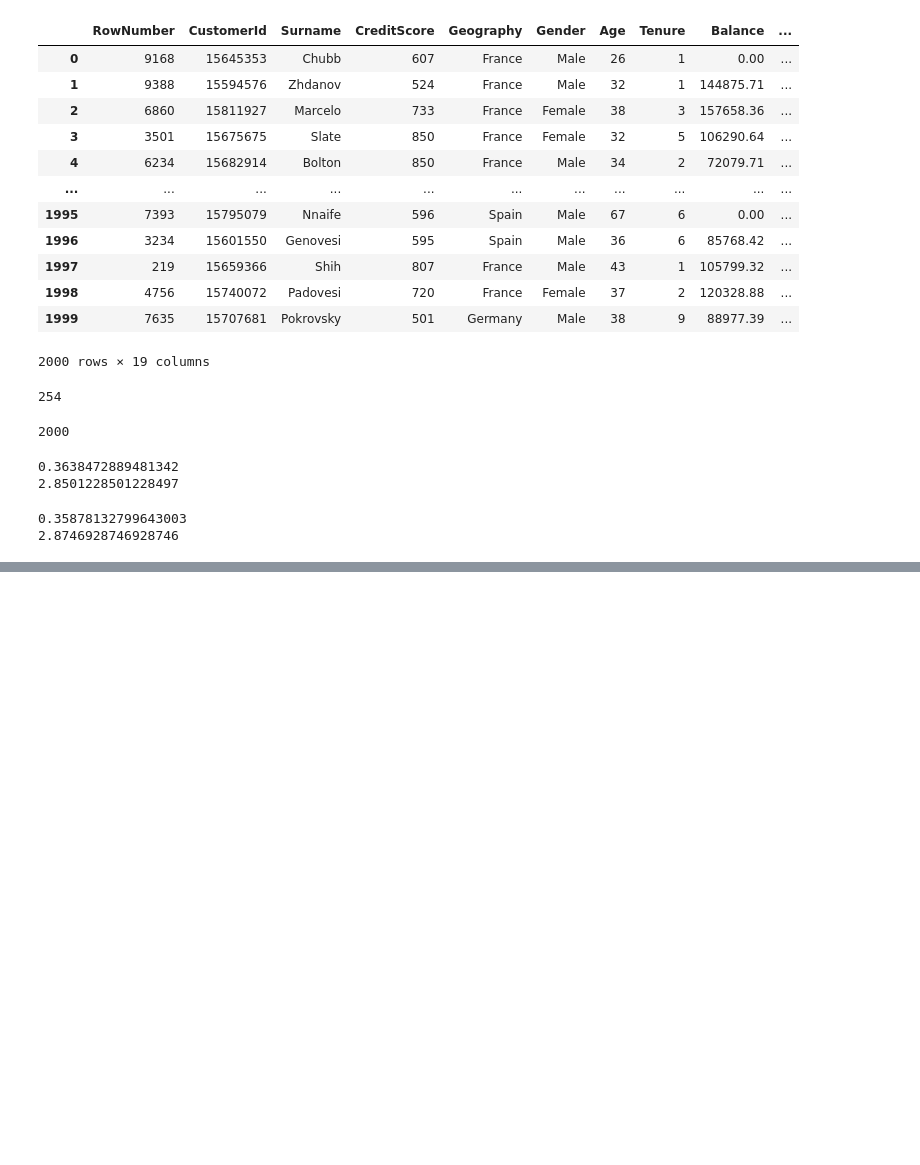
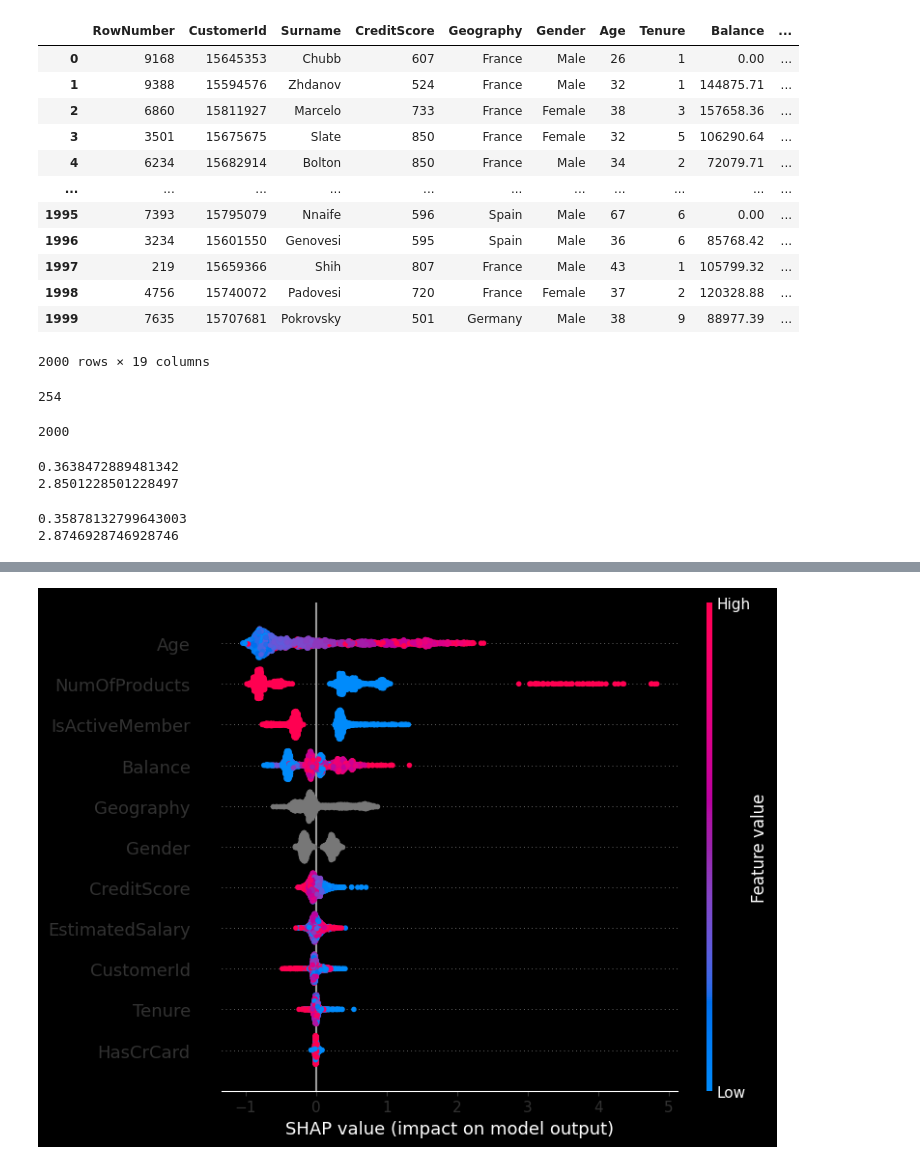
Before and after one commit to SergeyB81/Portfolio-DS, a Jupyter notebook: Car price/classification.ipynb, the cells around one changed output, grey strips where cells are left out. Drawn from its saved outputs; the diff is of its cells as text; code cells hidden in the pictures; blank space fills up the shorter version.

```diff
--- a/Car price/classification.ipynb
+++ b/Car price/classification.ipynb
@@ -695,0 +782,4 @@ print_metrics(test,'score_cat_prod_age_active')
+# %%
+model = CatBoostClassifier(**params)
+# %%
+model.fit(train_data,eval_set=valid_data)
@@ -695,0 +804,2 @@ print_metrics(test,'score_cat_prod_age_active')
+# %%
+test['score_cat_prod_age_active_all_features'] = model.predict_proba(test[X])[:,1]
@@ -695,0 +880,7 @@ print_metrics(test,'score_cat_prod_age_active')
+# %%
+explainer = shap.TreeExplainer(model)
+shap_values = explainer.shap_values(test[X])
+# %%
+shap.summary_plot(shap_values,test[X]);
+# %% [output]
+[figure, added]
```
Also changed, not shown: parts of 32 cells of this notebook.
